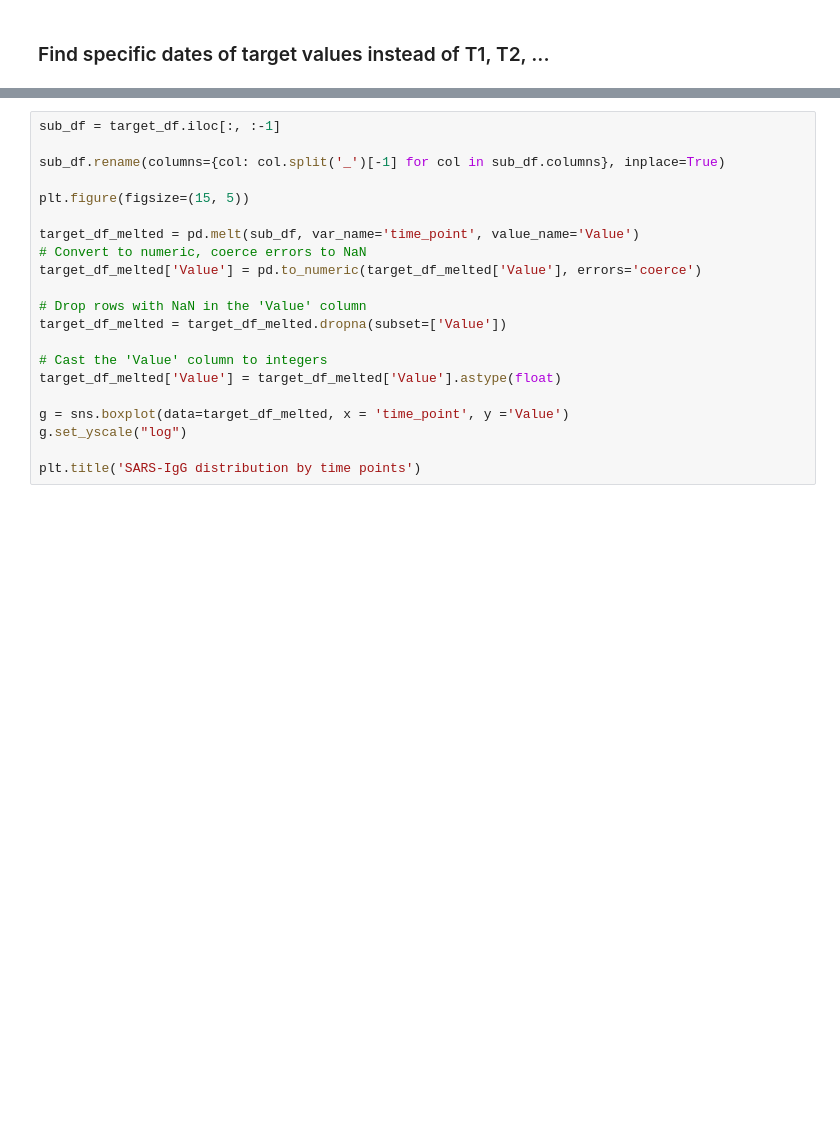
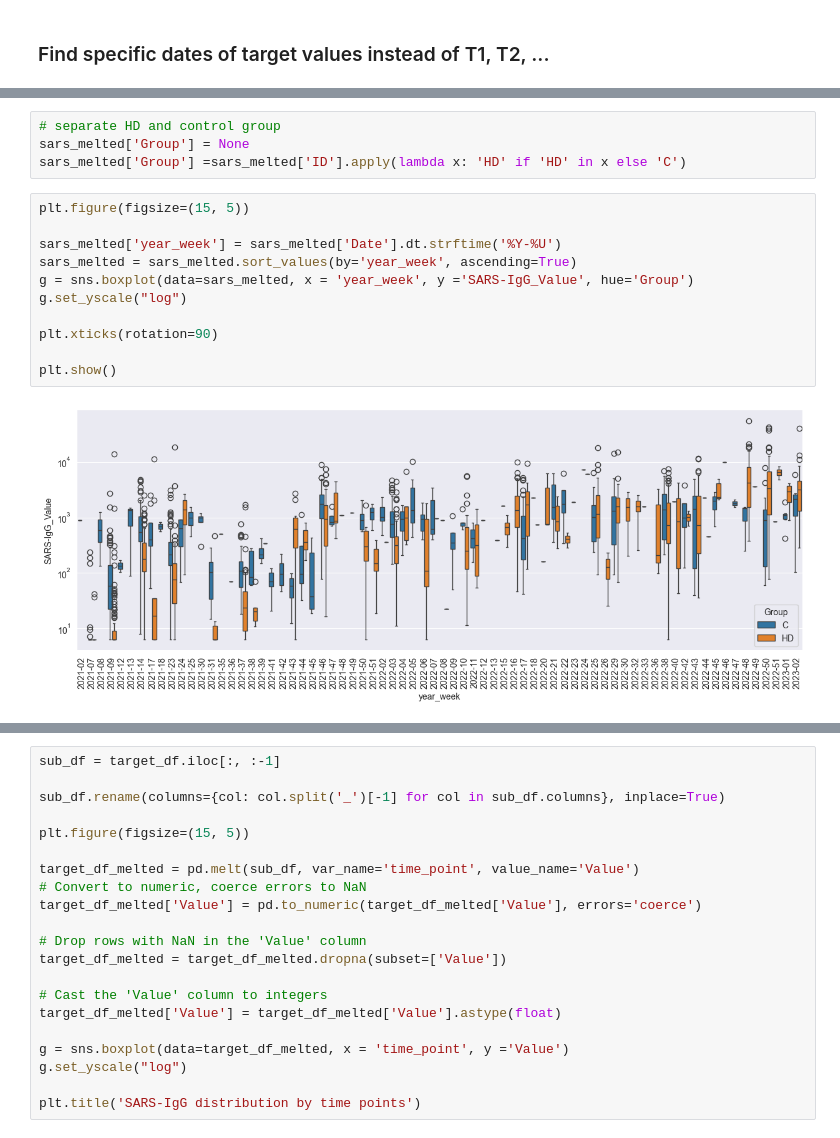
Before and after one commit to IKE-B/immun-ml, a Jupyter notebook: src/d03_research_questions/RQ1.ipynb, the cells around one changed output, grey strips where cells are left out. Drawn from its saved outputs; the diff is of its cells as text; blank space fills up the shorter version.

```diff
--- a/src/d03_research_questions/RQ1.ipynb
+++ b/src/d03_research_questions/RQ1.ipynb
@@ -115,0 +139,17 @@ target_df = target_df.sort_values(by='non_null_count', ascending=False)
+# %%
+# separate HD and control group
+sars_melted['Group'] = None
+sars_melted['Group'] =sars_melted['ID'].apply(lambda x: 'HD' if 'HD' in x else 'C')
+# %%
+plt.figure(figsize=(15, 5))
+
+sars_melted['year_week'] = sars_melted['Date'].dt.strftime('%Y-%U')
+sars_melted = sars_melted.sort_values(by='year_week', ascending=True)
+g = sns.boxplot(data=sars_melted, x = 'year_week', y ='SARS-IgG_Value', hue='Group')
+g.set_yscale("log")
+
+plt.xticks(rotation=90)
+
+plt.show()
+# %% [output]
+[figure, added]
```
Also changed, not shown: parts of 17 cells of this notebook, 1 other file.
